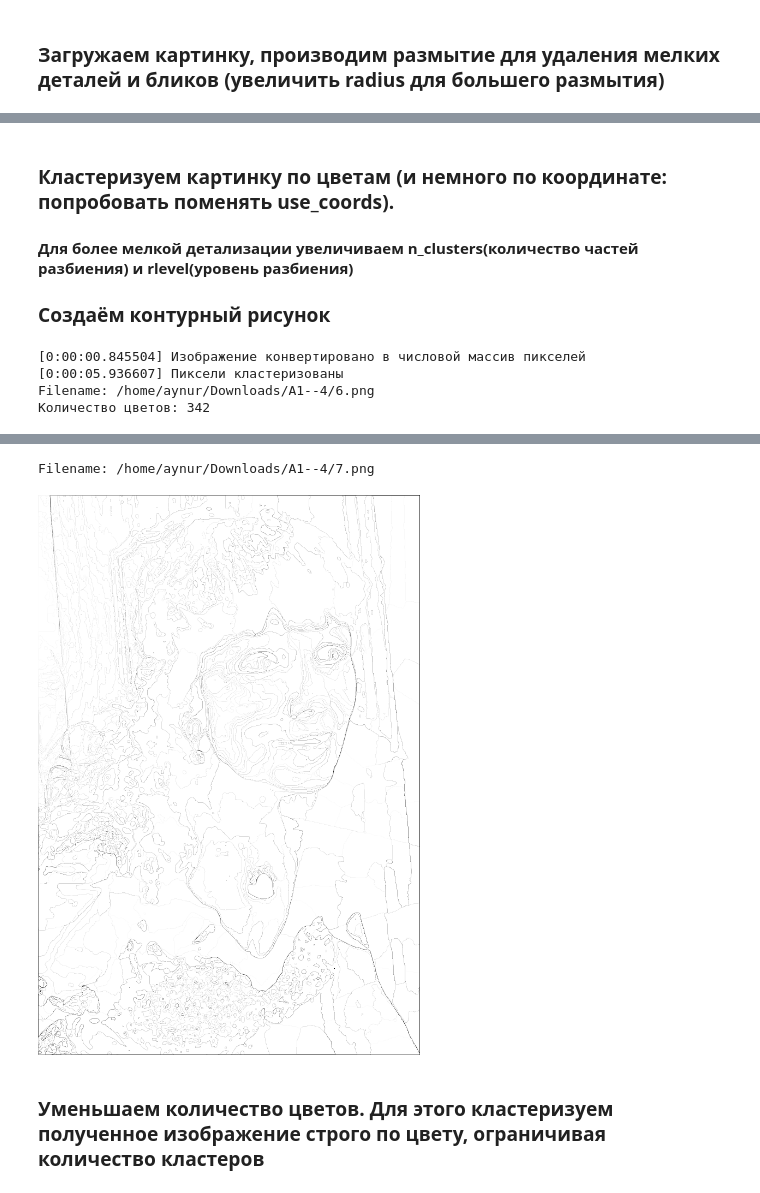
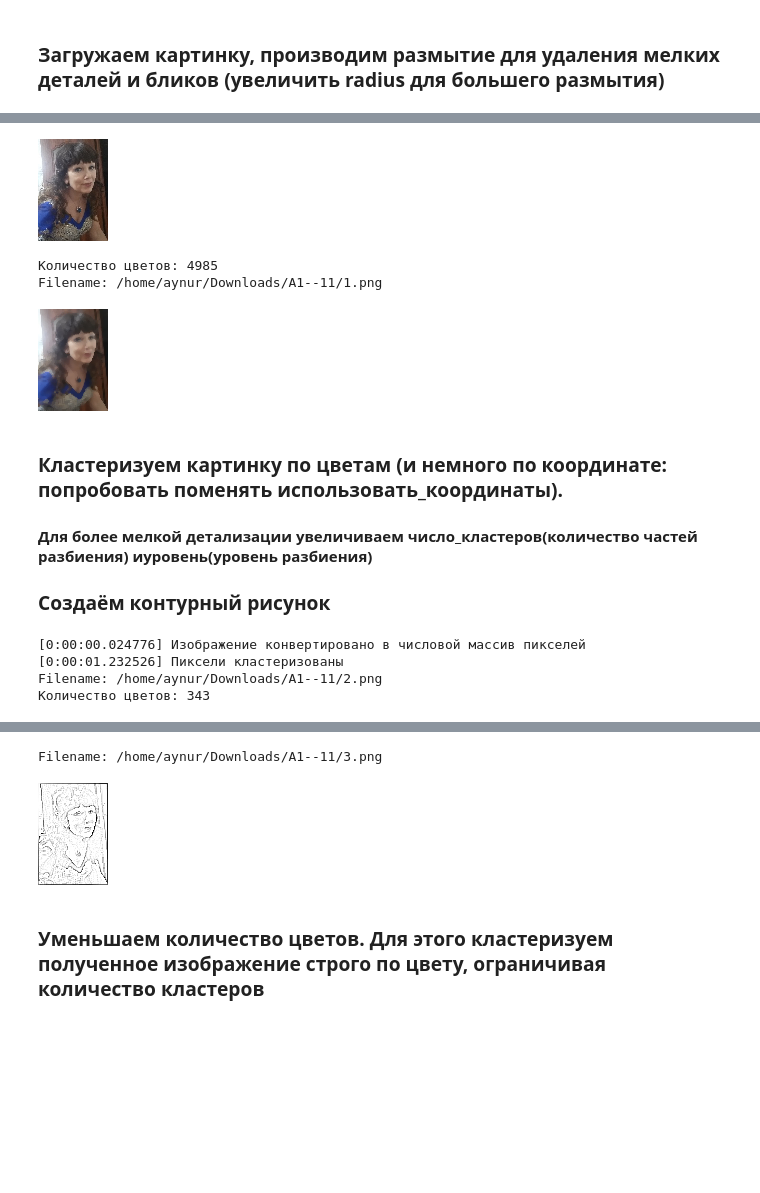
Before and after one commit to maksutovaynur/PicturesByNumber, a Jupyter notebook: КартиныПоНомерам.ipynb, the cells around one changed output, grey strips where cells are left out. Cells and saved outputs as stored; diff of their text form; code cells hidden in the pictures; blank space fills up the shorter version.

```diff
--- a/КартиныПоНомерам.ipynb
+++ b/КартиныПоНомерам.ipynb
@@ -195,17 +195,17 @@ def mark_contour(im, cont_im, grid_size=30, lim=15, font_size=10):
 # %%
-SOURCE = "/home/aynur/Downloads/A1.jpeg"
-NUM = 0
+ПУТЬ_К_ИЗОБРАЖЕНИЮ = "/home/aynur/Downloads/A1.jpeg"
+НОМЕР = 0
 
-BASEDIR = SOURCE.rsplit(".", 1)[0]
+ПАПКА = ПУТЬ_К_ИЗОБРАЖЕНИЮ.rsplit(".", 1)[0]
 suff = 1
-while os.path.exists(BASEDIR):
-    BASEDIR = BASEDIR.rsplit("--", 1)[0] + "--" + str(suff)
+while os.path.exists(ПАПКА):
+    ПАПКА = ПАПКА.rsplit("--", 1)[0] + "--" + str(suff)
     suff += 1
-os.mkdir(BASEDIR)
-def fname():
-    global NUM
-    NUM += 1
-    nm = BASEDIR + "/" + str(NUM) + ".png"
+os.mkdir(ПАПКА)
+def НОВОЕ_НАЗВАНИЕ_КАРТИНКИ():
+    global НОМЕР
+    НОМЕР += 1
+    nm = ПАПКА + "/" + str(НОМЕР) + ".png"
     print(f"Filename: {nm}")
     return nm
 # %% [markdown]
@@ -226,22 +213,35 @@ Filename: /home/aynur/Downloads/A1--4/5.png
+# %%
+картинка= открыть_изображение(ПУТЬ_К_ИЗОБРАЖЕНИЮ)
+картинка2= уменьшить_размер_до(картинка, 70, 120)
+изобразить(картинка2)
+картинка3 = картинка2.filter(ImageFilter.MedianFilter(size=3))
+print("Количество цветов:",  все_цвета_на_картинке(картинка3).shape[0])
+картинка3.save(НОВОЕ_НАЗВАНИЕ_КАРТИНКИ())
+изобразить(картинка3)
+# %% [output]
+[figure, added]
+Количество цветов: 4985
+Filename: /home/aynur/Downloads/A1--11/1.png
+[figure, added]
 # %% [markdown]
-### Кластеризуем картинку по цветам (и немного по координате: попробовать поменять use_coords).
-#### Для более мелкой детализации увеличиваем n_clusters(количество частей разбиения) и rlevel(уровень разбиения)
+### Кластеризуем картинку по цветам (и немного по координате: попробовать поменять использовать_координаты).
+#### Для более мелкой детализации увеличиваем число_кластеров(количество частей разбиения) иуровень(уровень разбиения)
 ### Создаём контурный рисунок
 # %%
-pic = make_pic(im, cluster=mini_kmeans_cluster(n_clusters=7, max_iter=30), rlevel=2, use_coords=0.2, prefit=lambda x: x*x, prefit_rev=lambda x: np.sqrt(x))
-pic.save(fname())
-print("Количество цветов:", get_colormap(pic).shape[0])
-display(pic)
-cont_pic = get_contour(pic)
-cont_pic.save(fname())
-cont_pic
+рисунок = кластеризовать_цвета(картинка3, cluster=мини_алгоритм_к_средних(число_кластеров=7, max_iter=30),уровень=2, использовать_координаты=0.2, prefit=lambda x: x*x, prefit_rev=lambda x: np.sqrt(x))
+рисунок.save(НОВОЕ_НАЗВАНИЕ_КАРТИНКИ())
+print("Количество цветов:", все_цвета_на_картинке(рисунок).shape[0])
+изобразить(рисунок)
+контур = создать_контур(рисунок)
+контур.save(НОВОЕ_НАЗВАНИЕ_КАРТИНКИ())
+контур
 # %% [output]
-[0:00:00.845504] Изображение конвертировано в числовой массив пикселей
-[0:00:05.936607] Пиксели кластеризованы
-Filename: /home/aynur/Downloads/A1--4/6.png
-Количество цветов: 342
+[0:00:00.024776] Изображение конвертировано в числовой массив пикселей
+[0:00:01.232526] Пиксели кластеризованы
+Filename: /home/aynur/Downloads/A1--11/2.png
+Количество цветов: 343
 [figure]
-Filename: /home/aynur/Downloads/A1--4/7.png
+Filename: /home/aynur/Downloads/A1--11/3.png
-[figure, old version]
+[figure, new version]
 # %% [markdown]
 ### Уменьшаем количество цветов. Для этого кластеризуем полученное изображение строго по цвету, ограничивая количество кластеров
```
Also changed, not shown: parts of 11 cells of this notebook.
